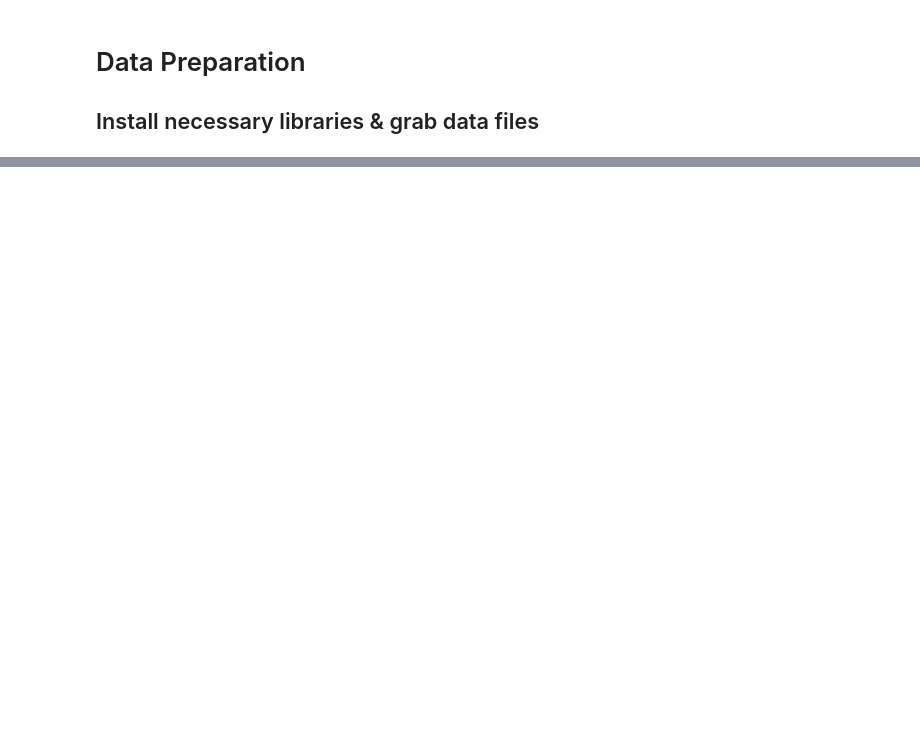
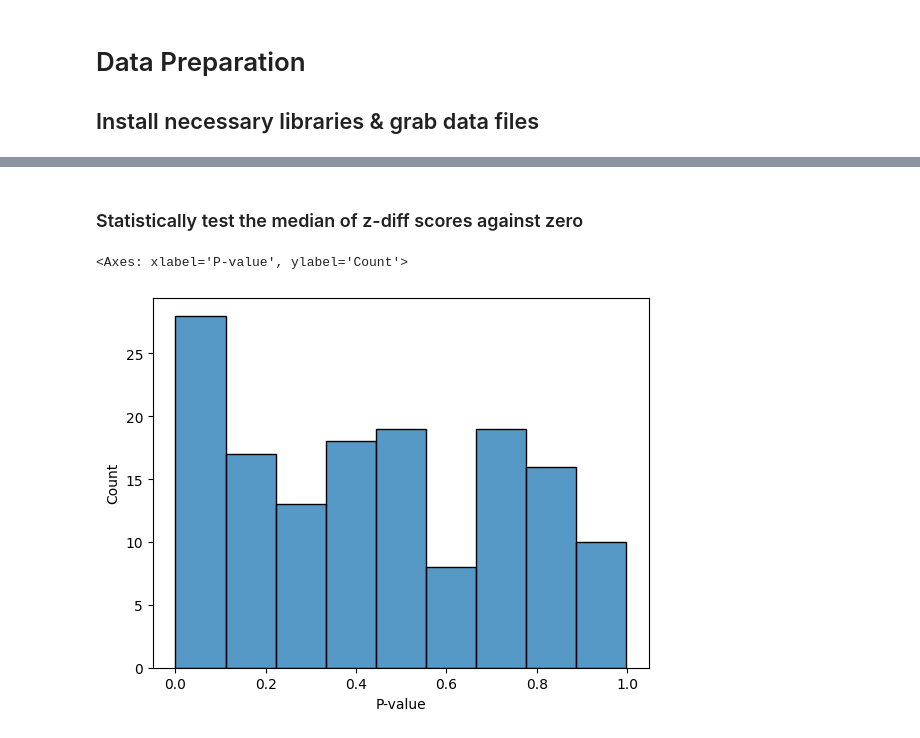
Before and after one commit to predictive-clinical-neuroscience/PCNtoolkit-demo, a Jupyter notebook: tutorials/Long_NM/Long_NM_protocol.ipynb, the cells around one changed output, grey strips where cells are left out. Cells and saved outputs as stored; diff of their text form; code cells hidden in the pictures; blank space fills up the shorter version.

```diff
--- a/tutorials/Long_NM/Long_NM_protocol.ipynb
+++ b/tutorials/Long_NM/Long_NM_protocol.ipynb
@@ -27,0 +467,33 @@ os.chdir(os.path.join(wdir,'tutorials','BLR_protocol'))
+# %% [markdown]
+### Statistically test the median of z-diff scores against zero
+# %%
+from scipy.stats import wilcoxon
+import statsmodels.stats.multitest as multi
+
+# Create empty lists to store the results
+columns = []
+w_statistics = []
+p_values = []
+
+# Loop through each column in the DataFrame
+for column in pat_zdiff.columns:
+    # Perform the Wilcoxon signed-rank test for the column against zero
+    w_stat, p_value = wilcoxon(pat_zdiff[column], zero_method='zsplit')
+
+    # Store the results in the lists
+    columns.append(column)
+    w_statistics.append(w_stat)
+    p_values.append(p_value)
+
+# Create a new DataFrame from the lists
+wilcoxon_results = pd.DataFrame({'IDP': columns, 'W-statistic': w_statistics, 'P-value': p_values})
+
+# Apply Benjamini-Hochberg correction to the p-values
+wilcoxon_results['P-value_corrected'] = multi.multipletests(wilcoxon_results['P-value'], method='fdr_bh')[1]
+wilcoxon_results = pd.DataFrame(wilcoxon_results)
+
+# Plot the histogram of all pvalues to get an idea of the general trend
+sns.histplot(data = wilcoxon_results, x='P-value')
+# %% [output]
+<Axes: xlabel='P-value', ylabel='Count'>
+[figure, added]
```
Also changed, not shown: parts of 44 cells of this notebook.
